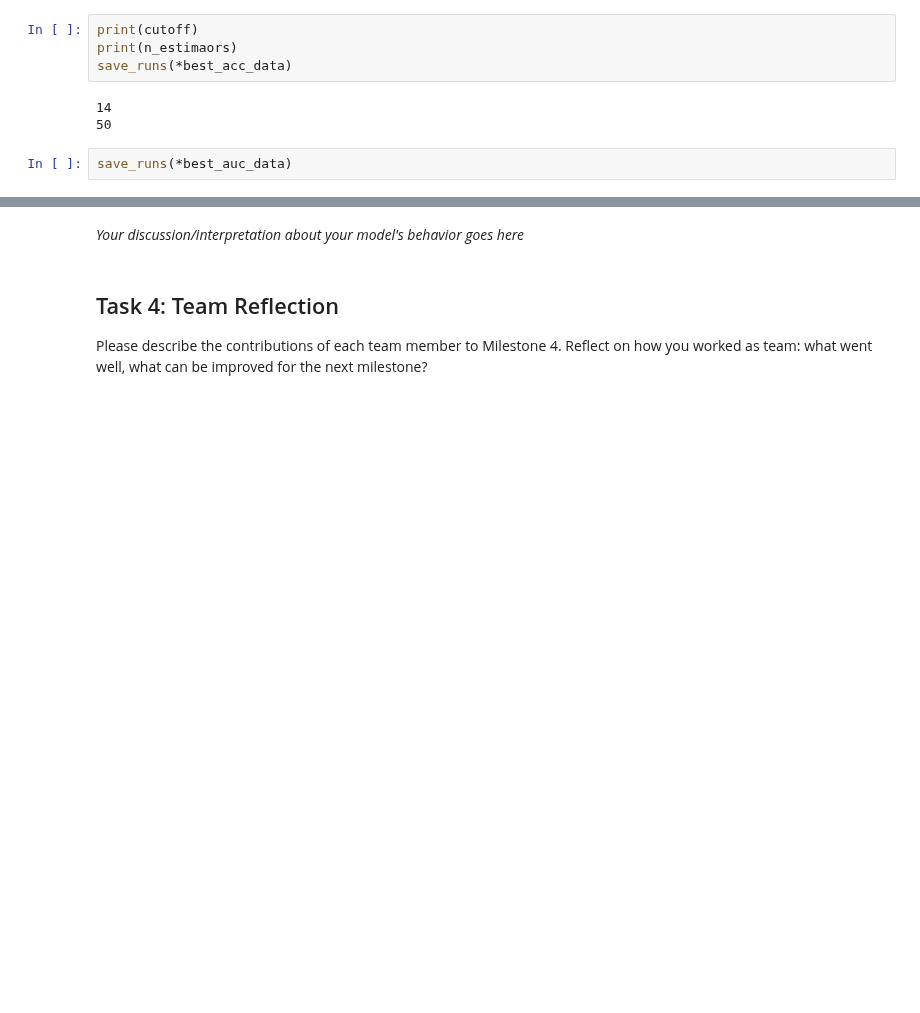
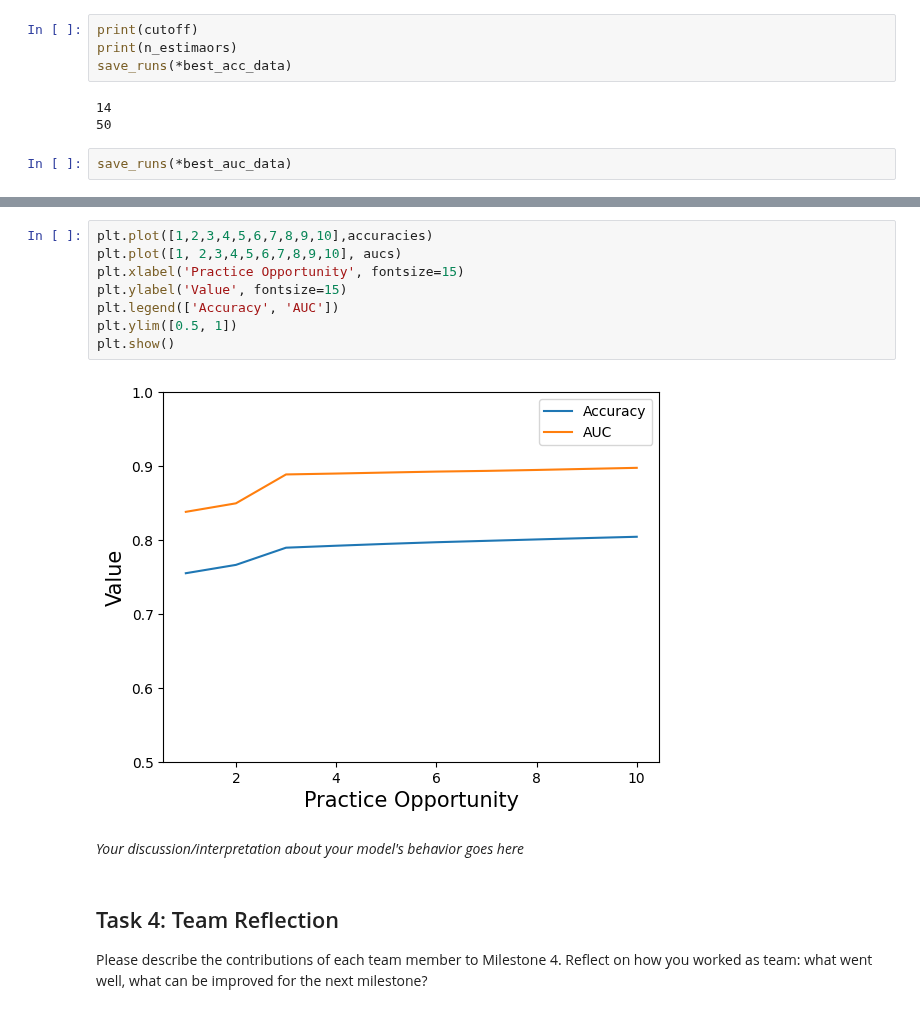
Before and after one commit to odudler/mlbd2023, a Jupyter notebook: m4_calcularis_report.ipynb, the cells around one changed output, grey strips where cells are left out. Drawn from its saved outputs; the diff is of its cells as text; blank space fills up the shorter version.

```diff
--- a/m4_calcularis_report.ipynb
+++ b/m4_calcularis_report.ipynb
@@ -745,3 +986,13 @@ save_runs(*best_auc_data)
+# %%
+plt.plot([1,2,3,4,5,6,7,8,9,10],accuracies)
+plt.plot([1, 2,3,4,5,6,7,8,9,10], aucs)
+plt.xlabel('Practice Opportunity', fontsize=15)
+plt.ylabel('Value', fontsize=15)
+plt.legend(['Accuracy', 'AUC'])
+plt.ylim([0.5, 1])
+plt.show()
+# %% [output]
+[figure, added]
 # %% [markdown]
 *Your discussion/interpretation about your model's behavior goes here*
 # %% [markdown]
```
Also changed, not shown: parts of 16 cells of this notebook.
